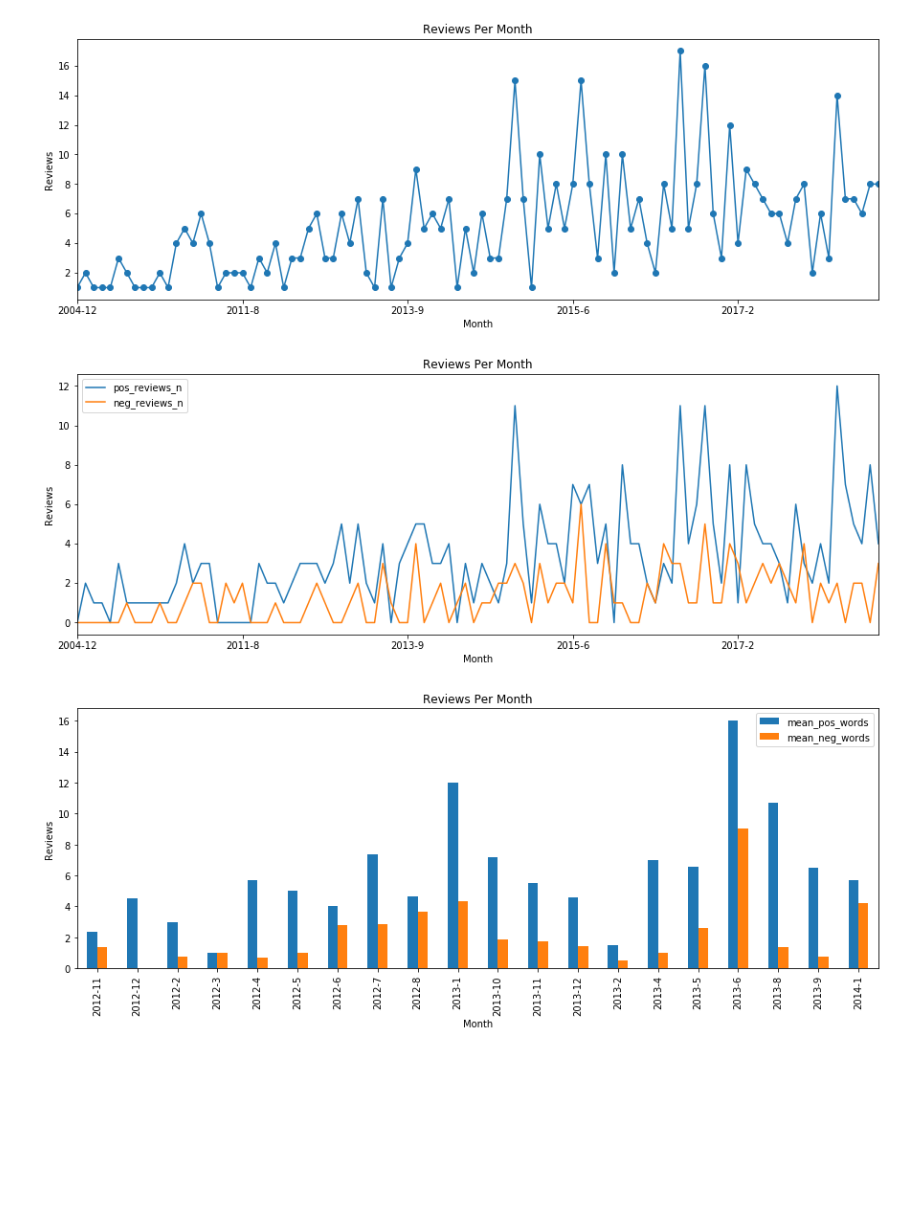
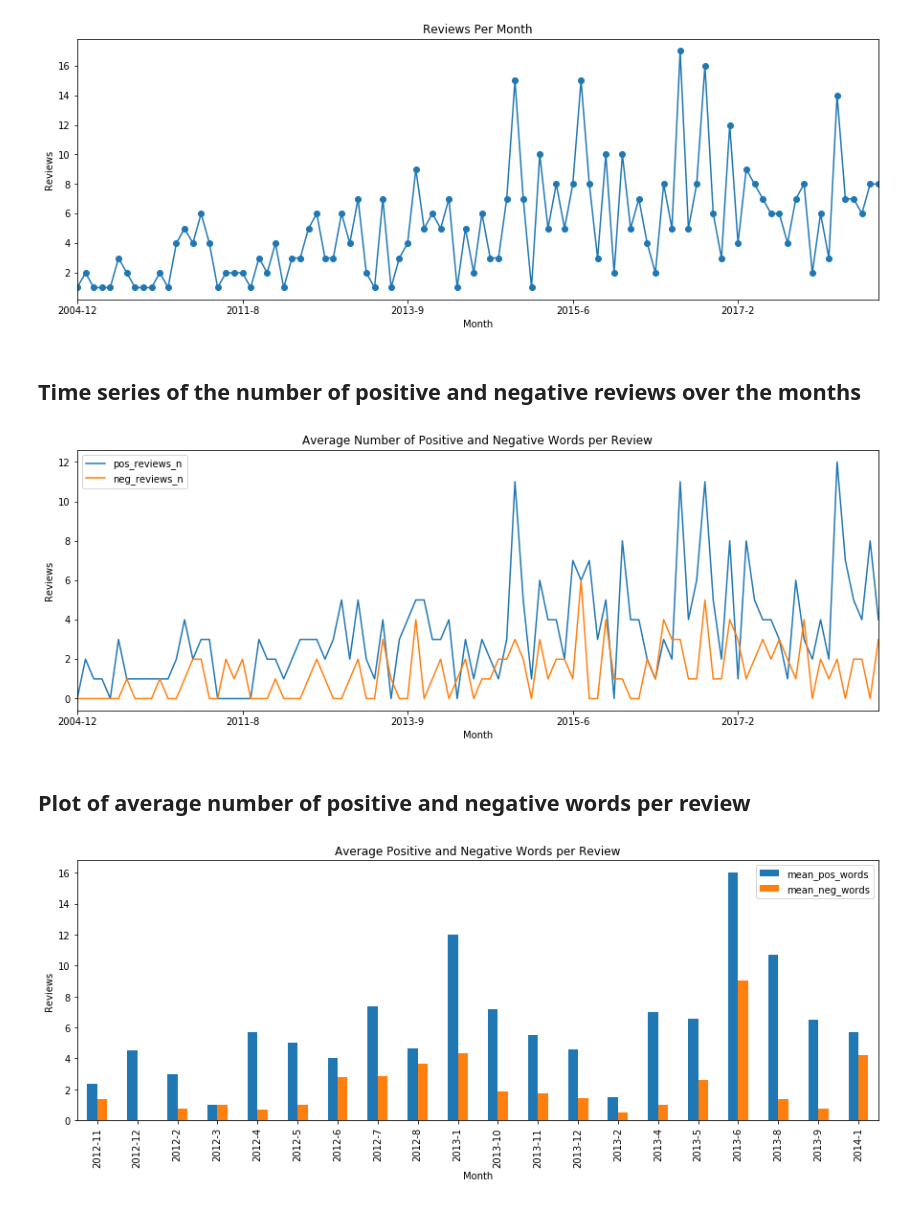
Before and after one commit to tchanda90/advanced-data-mining, a Jupyter notebook: exercises/yelp_reviews.ipynb, the cells around one changed output. Saved outputs shown, nothing was run; the diff lists cells and outputs as text; code cells hidden in the pictures; blank space fills up the shorter version.

```diff
--- a/exercises/yelp_reviews.ipynb
+++ b/exercises/yelp_reviews.ipynb
@@ -262,23 +312,27 @@ plt.show()
 plt.close()
 # %% [output]
 [figure]
+# %% [markdown]
+## Time series of the number of positive and negative reviews over the months
 # %%
-ax = timepoint_statistics[['pos_reviews_n', 'neg_reviews_n']].plot.line(title='Reviews Per Month')
+ax = timepoint_statistics[['pos_reviews_n', 'neg_reviews_n']].plot.line(title='Average Number of Positive and Negative Words per Review')
 ax.set_xlabel('Month')
 ax.set_ylabel('Reviews')
 fig = plt.gcf()
 fig.set_size_inches(15, 5, forward=True)
 plt.show()
 plt.close()
 # %% [output]
-[figure, old version]
+[figure, new version]
+# %% [markdown]
+## Plot of average number of positive and negative words per review
 # %%
 df = timepoint_statistics[['pos_words_ls', 'neg_words_ls', 'reviews_n']].loc['2012-1':'2014-1']
 df['mean_pos_words'] = df.apply(lambda row: row.pos_words_ls / row.reviews_n, axis=1)
 df['mean_neg_words'] = df.apply(lambda row: row.neg_words_ls / row.reviews_n, axis=1)
 df = df[['mean_pos_words', 'mean_neg_words']]
 
-ax = df.plot.bar(title='Reviews Per Month')
+ax = df.plot.bar(title='Average Positive and Negative Words per Review')
 ax.set_xlabel('Month')
 ax.set_ylabel('Reviews')
 fig = plt.gcf()
@@ -286,4 +340,4 @@ fig.set_size_inches(15, 5, forward=True)
 plt.show()
 plt.close()
 # %% [output]
-[figure, old version]
+[figure, new version]
```
Also changed, not shown: parts of 9 cells of this notebook.
